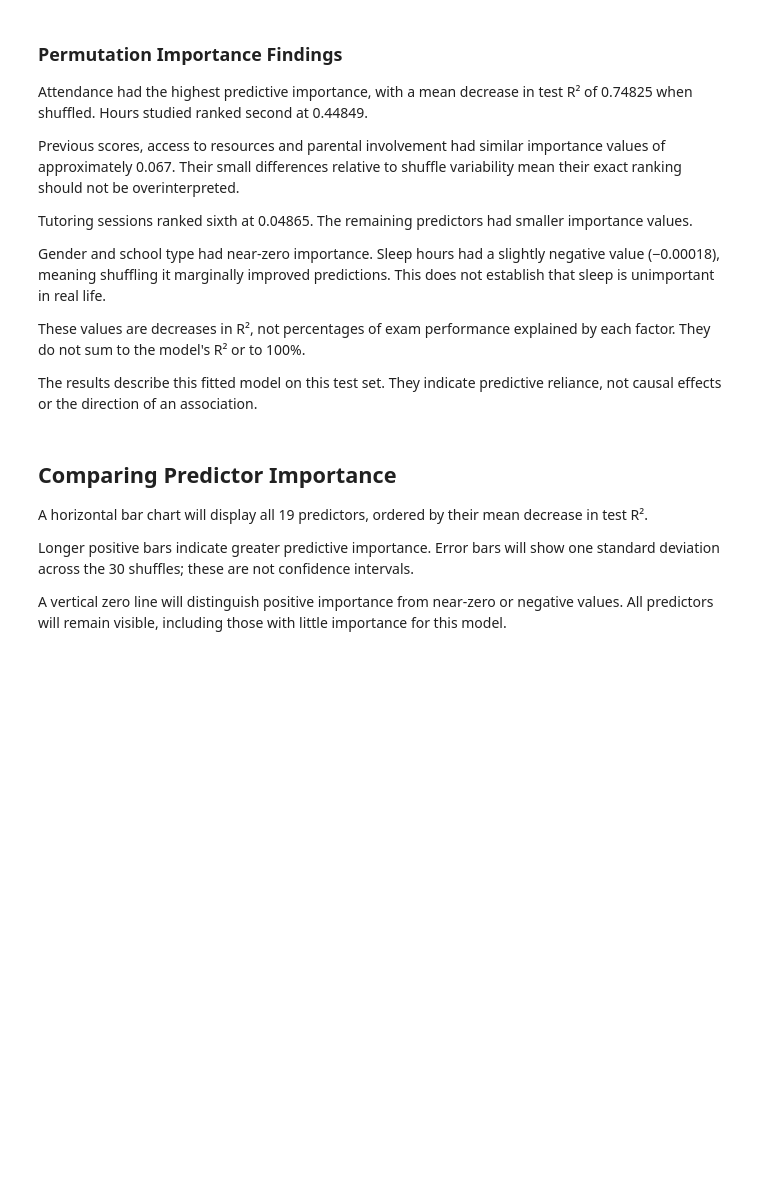
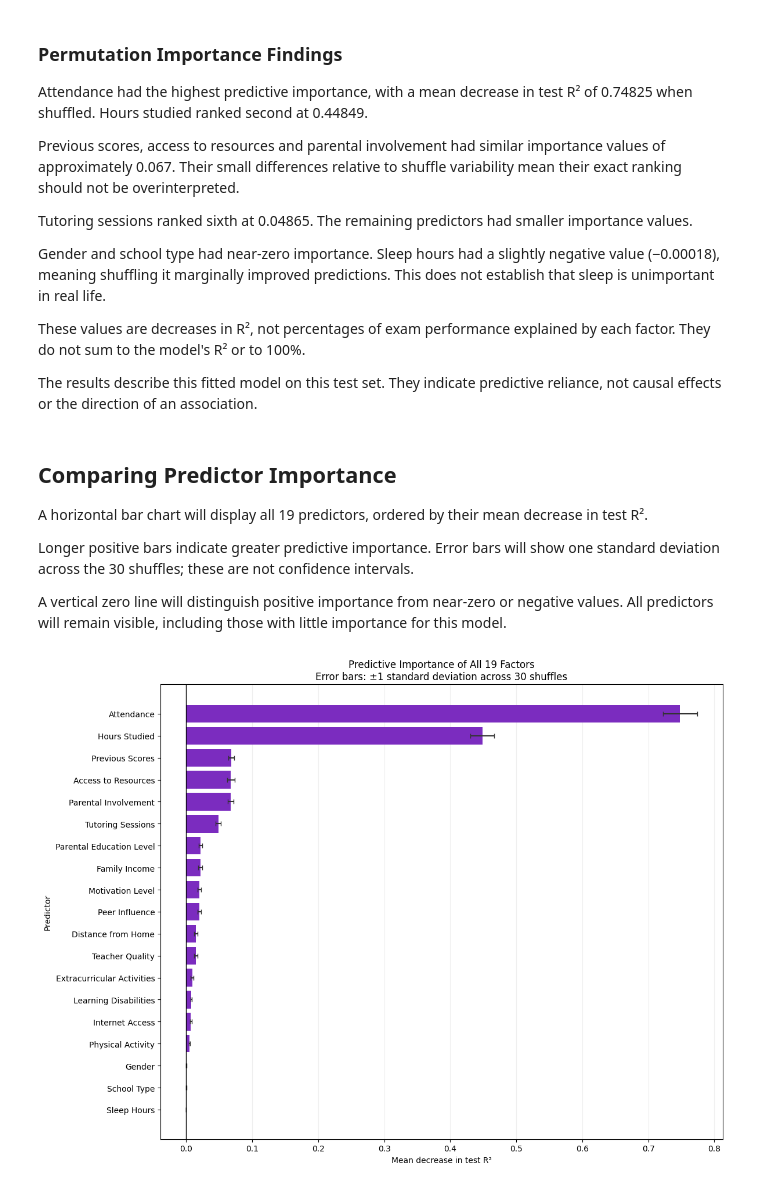
Before and after one commit to LieneRubule/student-performance-analysis, a Jupyter notebook: jupyter_notebooks/Student_Performance_Machine_Learning.ipynb, the cells around one changed output. Drawn from its saved outputs; the diff is of its cells as text; code cells hidden in the pictures; blank space fills up the shorter version.

Commit message:
Visualise all 19 predictor importances and document chart findings

```diff
--- a/jupyter_notebooks/Student_Performance_Machine_Learning.ipynb
+++ b/jupyter_notebooks/Student_Performance_Machine_Learning.ipynb
@@ -431,3 +431,42 @@ A horizontal bar chart will display all 19 predictors, ordered by their mean dec
 Longer positive bars indicate greater predictive importance. Error bars will show one standard deviation across the 30 shuffles; these are not confidence intervals.
 
 A vertical zero line will distinguish positive importance from near-zero or negative values. All predictors will remain visible, including those with little importance for this model.
+# %%
+%matplotlib inline
+
+# Reference: Matplotlib horizontal bar chart documentation:
+# https://matplotlib.org/stable/api/_as_gen/matplotlib.axes.Axes.barh.html
+# Code generated with ChatGPT assistance and adapted for this project.
+
+# Use readable labels without changing the original column names.
+factor_labels = feature_importance["Factor"].str.replace("_", " ", regex=False)
+
+fig_importance, ax = plt.subplots(figsize=(12, 9))
+
+ax.barh(
+    factor_labels,
+    feature_importance["Importance_Mean"],
+    xerr=feature_importance["Importance_SD"],
+    color="#7B2CBF",
+    ecolor="#333333",
+    capsize=3
+)
+
+# Display the highest-ranked predictor at the top.
+ax.invert_yaxis()
+ax.axvline(0, color="black", linewidth=1)
+
+ax.set_xlabel("Mean decrease in test R²")
+ax.set_ylabel("Predictor")
+ax.set_title(
+    "Predictive Importance of All 19 Factors\n"
+    "Error bars: ±1 standard deviation across 30 shuffles"
+)
+
+ax.set_axisbelow(True)
+ax.grid(axis="x", alpha=0.2)
+
+plt.tight_layout()
+plt.show()
+# %% [output]
+[figure, added]
```
Also changed, not shown: parts of 1 cell of this notebook.
